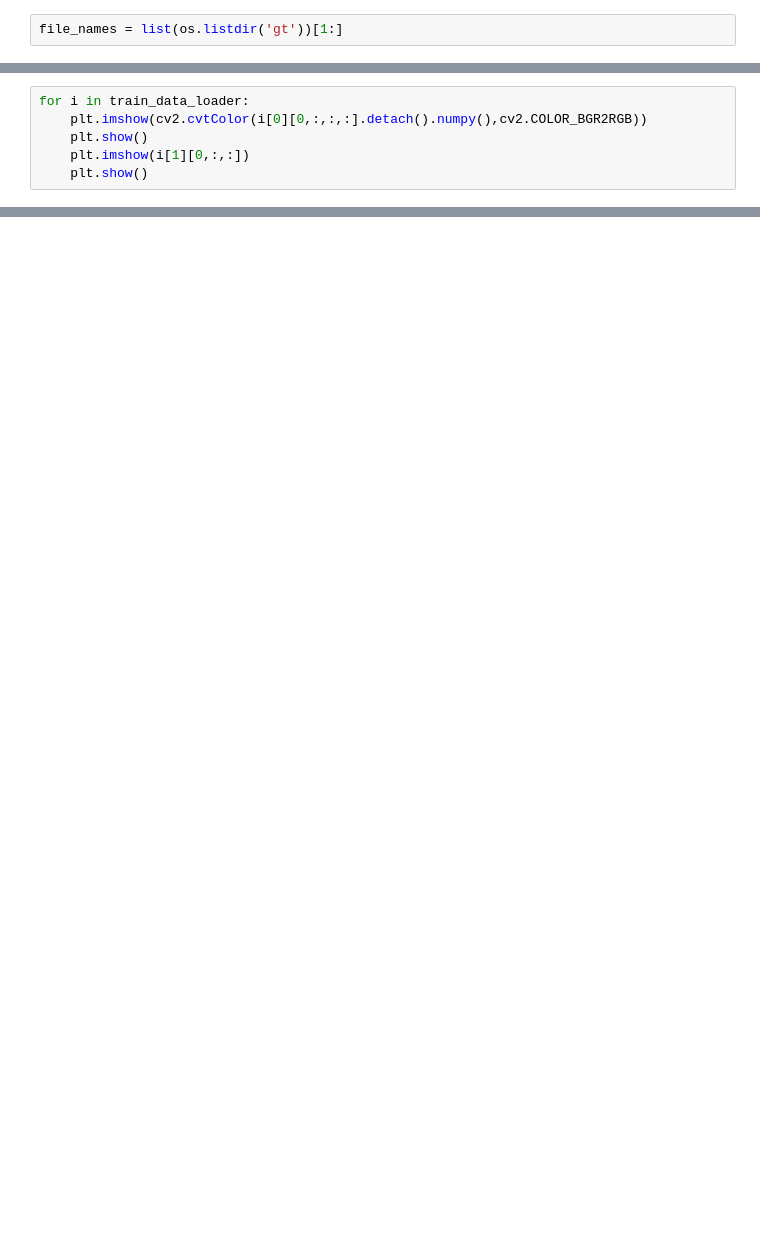
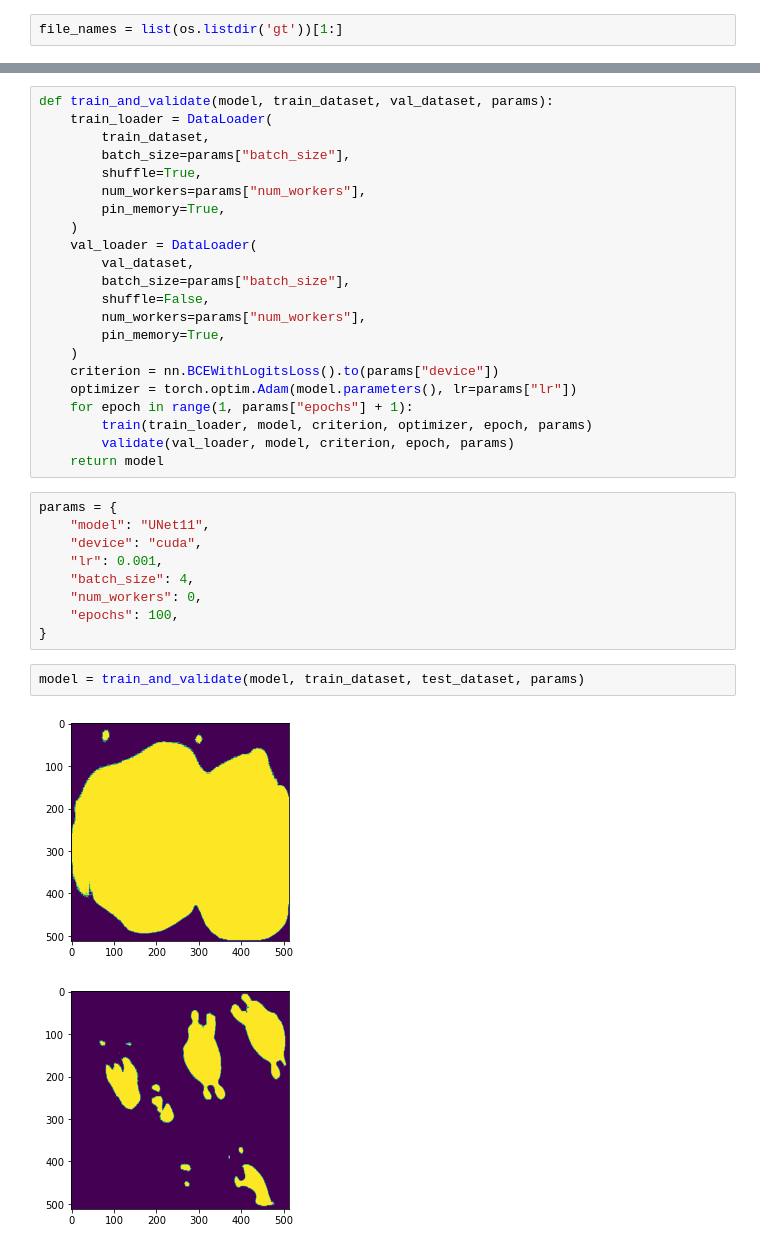
Before and after one commit to illaitar/smeshnets, a Jupyter notebook: matting/matting.ipynb, the cells around one changed output, grey strips where cells are left out. Cells and saved outputs as stored; diff of their text form; blank space fills up the shorter version.

```diff
--- a/matting/matting.ipynb
+++ b/matting/matting.ipynb
@@ -96,6 +117,0 @@ Train dataset has 11 batches of size 1
-# %%
-for i in train_data_loader:
-    plt.imshow(cv2.cvtColor(i[0][0,:,:,:].detach().numpy(),cv2.COLOR_BGR2RGB))
-    plt.show()
-    plt.imshow(i[1][0,:,:])
-    plt.show()
@@ -186,0 +195,36 @@ plt.imshow(res)
+# %%
+def train_and_validate(model, train_dataset, val_dataset, params):
+    train_loader = DataLoader(
+        train_dataset,
+        batch_size=params["batch_size"],
+        shuffle=True,
+        num_workers=params["num_workers"],
+        pin_memory=True,
+    )
+    val_loader = DataLoader(
+        val_dataset,
+        batch_size=params["batch_size"],
+        shuffle=False,
+        num_workers=params["num_workers"],
+        pin_memory=True,
+    )
+    criterion = nn.BCEWithLogitsLoss().to(params["device"])
+    optimizer = torch.optim.Adam(model.parameters(), lr=params["lr"])
+    for epoch in range(1, params["epochs"] + 1):
+        train(train_loader, model, criterion, optimizer, epoch, params)
+        validate(val_loader, model, criterion, epoch, params)
+    return model
+# %%
+params = {
+    "model": "UNet11",
+    "device": "cuda",
+    "lr": 0.001,
+    "batch_size": 4,
+    "num_workers": 0,
+    "epochs": 100,
+}
+# %%
+model = train_and_validate(model, train_dataset, test_dataset, params)
+# %% [output]
+[figure, added]
+[figure, added]
```
Also changed, not shown: parts of 28 cells of this notebook, 1 other file.
